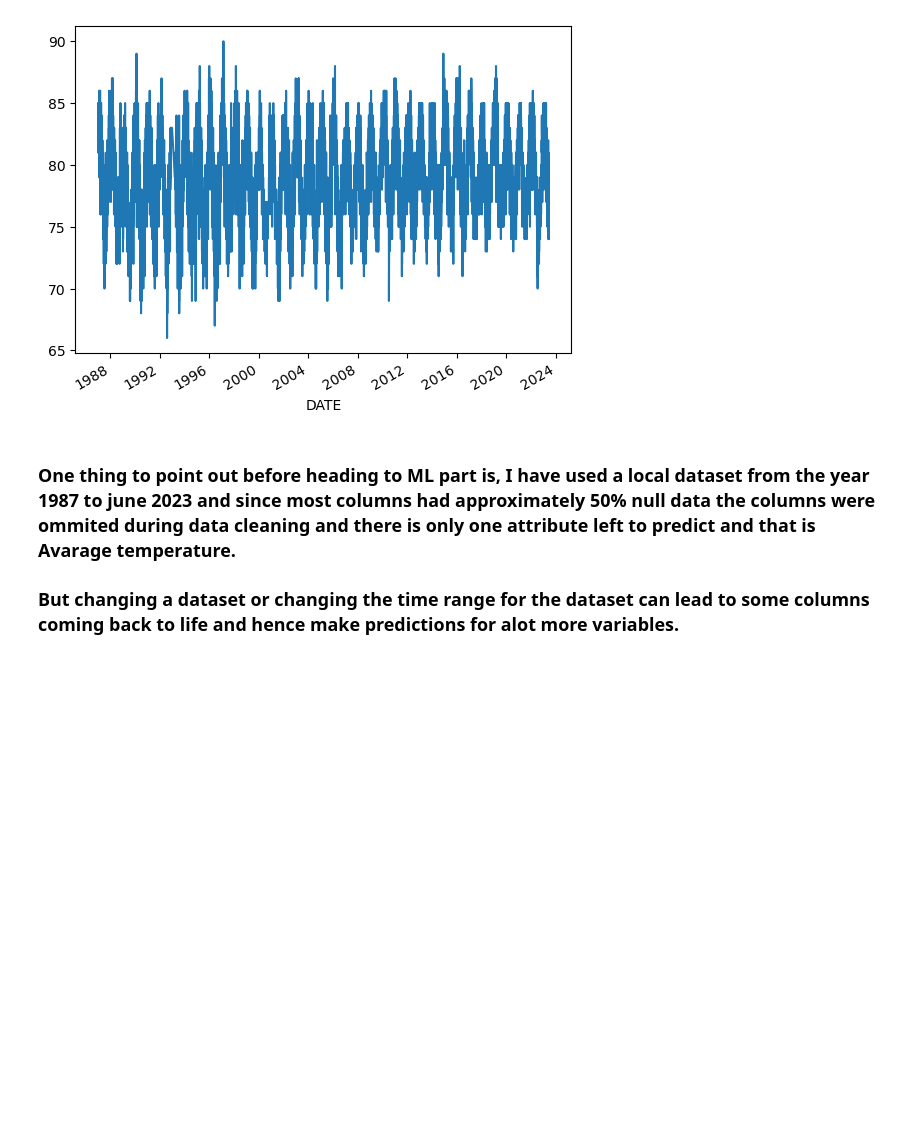
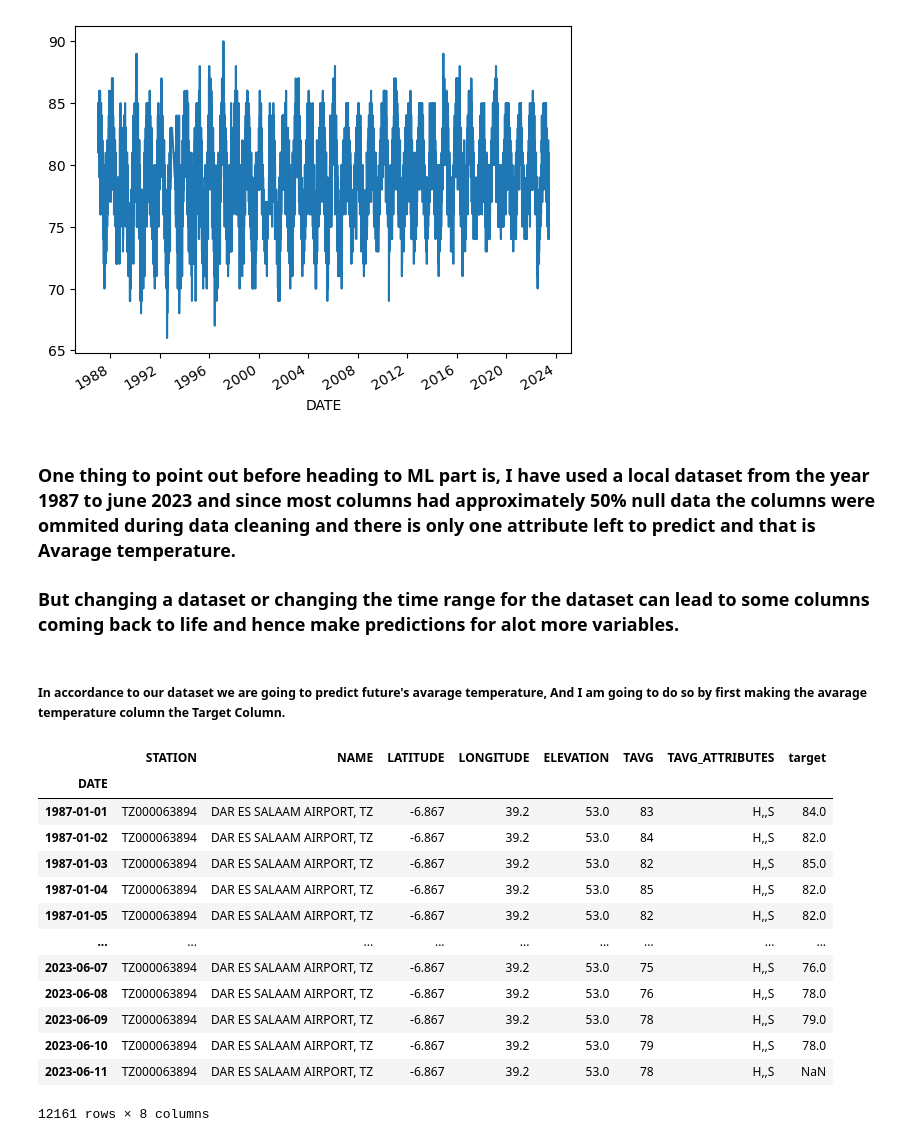
Before and after one commit to Gabriel-Dee/Weather_Prediction, a Jupyter notebook: Weather_Prediction.ipynb, the cells around one changed output. Saved outputs shown, nothing was run; the diff lists cells and outputs as text; code cells hidden in the pictures; blank space fills up the shorter version.

```diff
--- a/Weather_Prediction.ipynb
+++ b/Weather_Prediction.ipynb
@@ -198,3 +198,25 @@ weather["TAVG"].plot()
 ### One thing to point out before heading to ML part is, I have used a local dataset from the year 1987 to june 2023 and since most columns had approximately 50% null data the columns were ommited during data cleaning and there is only one attribute left to predict and that is Avarage temperature.
 
 ### But changing a dataset or changing the time range for the dataset can lead to some columns coming back to life and hence make predictions for alot more variables.
+# %% [markdown]
+##### In accordance to our dataset we are going to predict future's avarage temperature, And I am going to do so by first making the avarage temperature column the Target Column.
+# %%
+# The shift(-1) method takes the values of the specified column in the next row and place them in the target column.
+weather["target"] = weather.shift(-1)["TAVG"]
+# %%
+weather
+# %% [output]
+|  | STATION | NAME | LATITUDE | LONGITUDE | ELEVATION | TAVG | TAVG_ATTRIBUTES | target |
+| DATE |  |  |  |  |  |  |  |  |
+| 1987-01-01 | TZ000063894 | DAR ES SALAAM AIRPORT, TZ | -6.867 | 39.2 | 53.0 | 83 | H,,S | 84.0 |
+| 1987-01-02 | TZ000063894 | DAR ES SALAAM AIRPORT, TZ | -6.867 | 39.2 | 53.0 | 84 | H,,S | 82.0 |
+| 1987-01-03 | TZ000063894 | DAR ES SALAAM AIRPORT, TZ | -6.867 | 39.2 | 53.0 | 82 | H,,S | 85.0 |
+| 1987-01-04 | TZ000063894 | DAR ES SALAAM AIRPORT, TZ | -6.867 | 39.2 | 53.0 | 85 | H,,S | 82.0 |
+| 1987-01-05 | TZ000063894 | DAR ES SALAAM AIRPORT, TZ | -6.867 | 39.2 | 53.0 | 82 | H,,S | 82.0 |
+| ... | ... | ... | ... | ... | ... | ... | ... | ... |
+| 2023-06-07 | TZ000063894 | DAR ES SALAAM AIRPORT, TZ | -6.867 | 39.2 | 53.0 | 75 | H,,S | 76.0 |
+| 2023-06-08 | TZ000063894 | DAR ES SALAAM AIRPORT, TZ | -6.867 | 39.2 | 53.0 | 76 | H,,S | 78.0 |
+| 2023-06-09 | TZ000063894 | DAR ES SALAAM AIRPORT, TZ | -6.867 | 39.2 | 53.0 | 78 | H,,S | 79.0 |
+| 2023-06-10 | TZ000063894 | DAR ES SALAAM AIRPORT, TZ | -6.867 | 39.2 | 53.0 | 79 | H,,S | 78.0 |
+| 2023-06-11 | TZ000063894 | DAR ES SALAAM AIRPORT, TZ | -6.867 | 39.2 | 53.0 | 78 | H,,S | NaN |
+12161 rows × 8 columns
```
